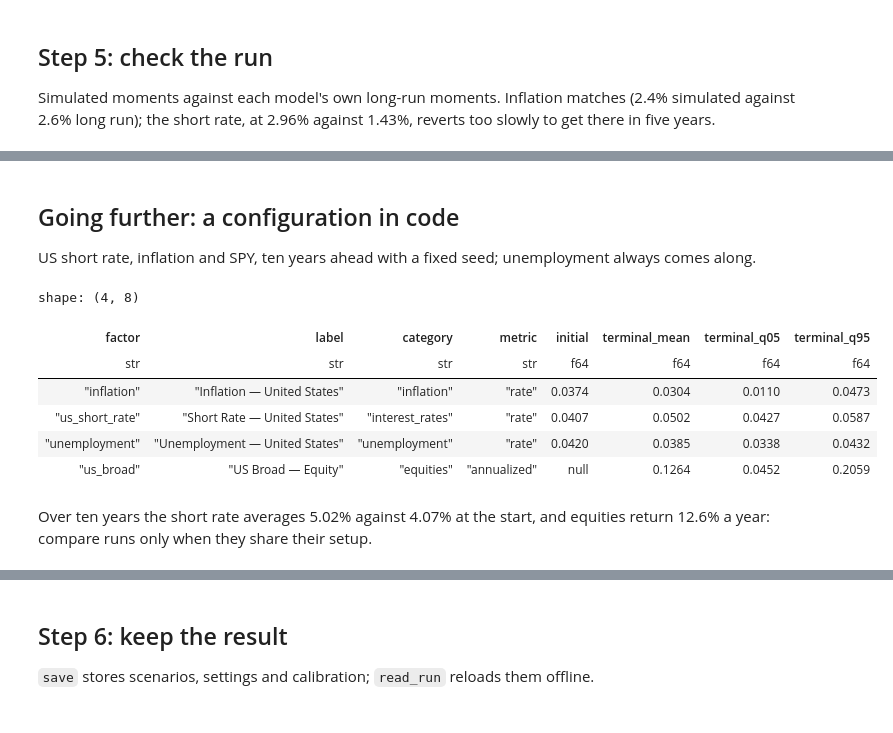
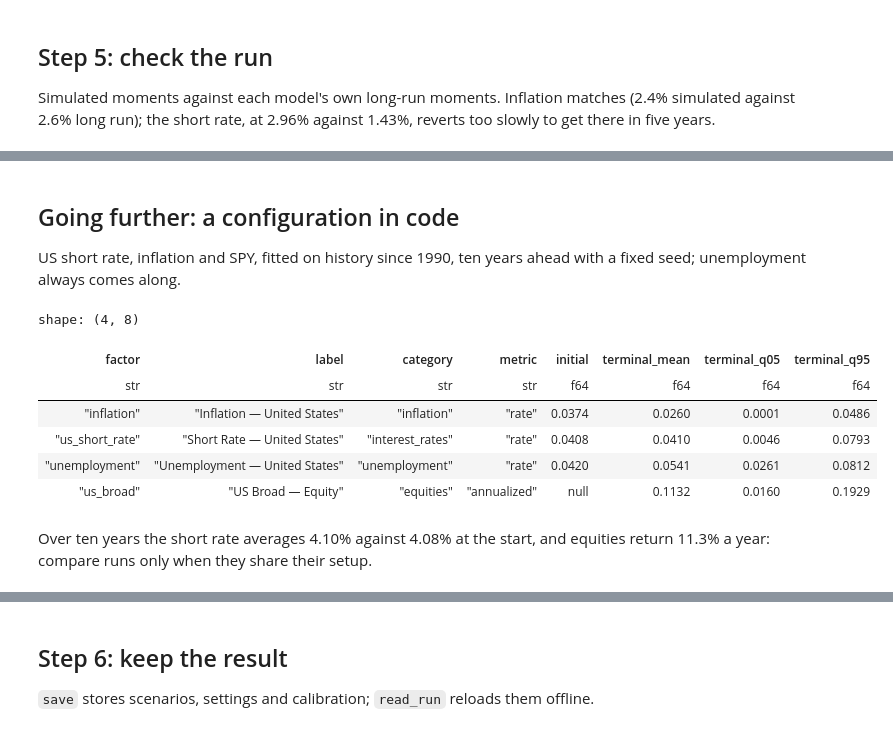
Before and after one commit to JerBouma/jerbouma.github.io, a Jupyter notebook: assets/notebooks/financescenarios/getting-started.ipynb, the cells around one changed output, grey strips where cells are left out. Drawn from its saved outputs; the diff is of its cells as text; code cells hidden in the pictures.

Commit message:
Finance Scenarios example notebooks re-executed on the final model

```diff
--- a/assets/notebooks/financescenarios/getting-started.ipynb
+++ b/assets/notebooks/financescenarios/getting-started.ipynb
@@ -166,33 +170,40 @@ shape: (6, 4)
 # %% [markdown]
 ## Going further: a configuration in code
 
-US short rate, inflation and SPY, ten years ahead with a fixed seed; unemployment always comes along.
+US short rate, inflation and SPY, fitted on history since 1990, ten years ahead with a fixed seed; unemployment always comes along.
 # %%
 from datetime import date
 
 from financescenarios import ScenariosConfig
-from financescenarios.config.config_model import EngineConfig, EquityConfig, InflationConfig, InterestRateConfig
+from financescenarios.config.config_model import (
+    EngineConfig,
+    EquityConfig,
+    InflationConfig,
+    InterestRateConfig,
+    ToolkitConfig,
+)
 
 small_config = ScenariosConfig(
     start_date=date(2026, 1, 1),
+    toolkit=ToolkitConfig(start_date=date(1990, 1, 1)),
     interest_rates=[InterestRateConfig(name="us_short_rate", country="United States", currency="USD")],
     inflation=[InflationConfig(name="inflation", country="United States", currency="USD")],
     equities=[EquityConfig(name="us_broad", ticker="SPY", currency="USD")],
     engine=EngineConfig(n_simulations=500, n_steps=120, frequency="monthly", seed=42),
 )
 
 small_result = Scenarios.from_config(small_config).simulate()
 small_result.describe()
 # %% [output]
 shape: (4, 8)
 | factor | label | category | metric | initial | terminal_mean | terminal_q05 | terminal_q95 |
 | str | str | str | str | f64 | f64 | f64 | f64 |
-| "inflation" | "Inflation — United States" | "inflation" | "rate" | 0.0374 | 0.0304 | 0.0110 | 0.0473 |
-| "us_short_rate" | "Short Rate — United States" | "interest_rates" | "rate" | 0.0407 | 0.0502 | 0.0427 | 0.0587 |
-| "unemployment" | "Unemployment — United States" | "unemployment" | "rate" | 0.0420 | 0.0385 | 0.0338 | 0.0432 |
-| "us_broad" | "US Broad — Equity" | "equities" | "annualized" | null | 0.1264 | 0.0452 | 0.2059 |
+| "inflation" | "Inflation — United States" | "inflation" | "rate" | 0.0374 | 0.0260 | 0.0001 | 0.0486 |
+| "us_short_rate" | "Short Rate — United States" | "interest_rates" | "rate" | 0.0408 | 0.0410 | 0.0046 | 0.0793 |
+| "unemployment" | "Unemployment — United States" | "unemployment" | "rate" | 0.0420 | 0.0541 | 0.0261 | 0.0812 |
+| "us_broad" | "US Broad — Equity" | "equities" | "annualized" | null | 0.1132 | 0.0160 | 0.1929 |
 # %% [markdown]
-Over ten years the short rate averages 5.02% against 4.07% at the start, and equities return 12.6% a year: compare runs only when they share their setup.
+Over ten years the short rate averages 4.10% against 4.08% at the start, and equities return 11.3% a year: compare runs only when they share their setup.
 # %%
 small_result.plot(["us_short_rate", "inflation"])
 # %% [output]
```
Also changed, not shown: parts of 16 cells of this notebook, 3 other files.
